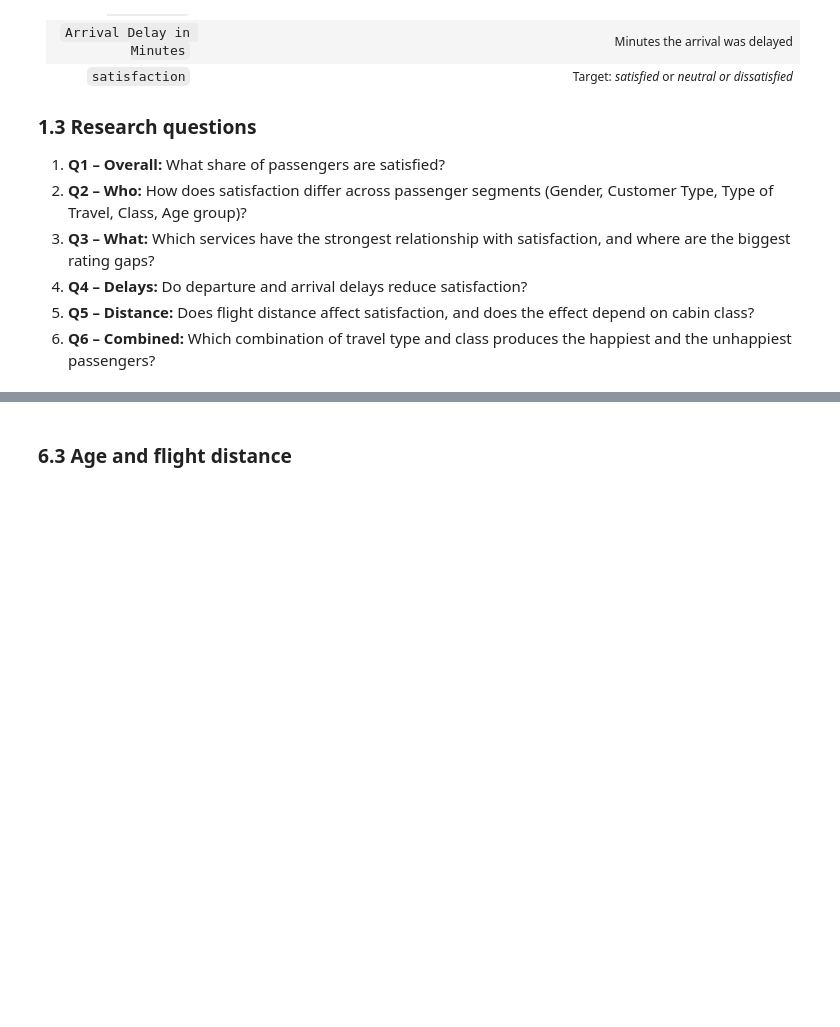
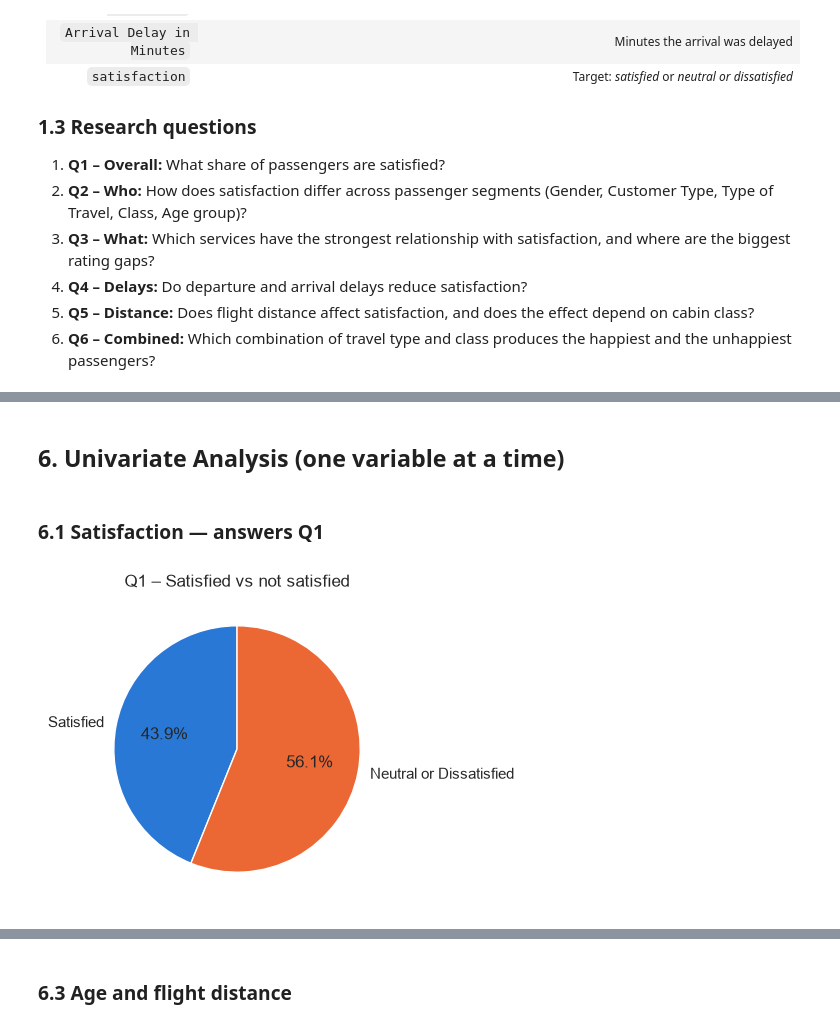
Before and after one commit to hahmed1936/Mid-Project, a Jupyter notebook: Mid-Project-Script.ipynb, the cells around one changed output, grey strips where cells are left out. Drawn from its saved outputs; the diff is of its cells as text; code cells hidden in the pictures; blank space fills up the shorter version.

```diff
--- a/Mid-Project-Script.ipynb
+++ b/Mid-Project-Script.ipynb
@@ -532,0 +166,12 @@ plt.show()
+# %%
+# Problem 3: consistent labels
+label_fixes = {
+    "customer_type": {"disloyal Customer": "Disloyal Customer"},
+    "type_of_travel": {"Business travel": "Business Travel"},
+    "class": {"Eco": "Economy", "Eco Plus": "Economy Plus"},
+    "satisfaction": {"satisfied": "Satisfied", "neutral or dissatisfied": "Neutral or Dissatisfied"},
+}
+clean_df = clean_df.replace(label_fixes)
+
+for column in label_fixes:
+    print(column, "->", clean_df[column].unique().tolist())
@@ -532,0 +196,26 @@ plt.show()
+# %%
+# New helper columns that make comparing groups easy
+clean_df["age_group"] = pd.cut(clean_df["age"], bins=[0, 17, 29, 44, 59, 120],
+                               labels=["Child (<18)", "Young Adult (18-29)", "Adult (30-44)",
+                                       "Middle-Aged (45-59)", "Senior (60+)"])
+clean_df["distance_group"] = pd.cut(clean_df["flight_distance"], bins=[0, 800, 2000, np.inf],
+                                    labels=["Short-haul (<800 mi)", "Medium-haul (800-2000 mi)",
+                                            "Long-haul (>2000 mi)"])
+clean_df["delay_group"] = pd.cut(clean_df["arrival_delay"], bins=[-1, 0, 15, 60, np.inf],
+                                 labels=["On time", "1-15 min", "16-60 min", "> 60 min"])
+clean_df["average_service_rating"] = clean_df[service_columns].mean(axis=1).round(2)
+clean_df["is_satisfied"] = (clean_df["satisfaction"] == "Satisfied").astype(int)   # 1 = satisfied, 0 = not
+
+# A fixed order for the groups, so the charts show them in a logical order
+group_orders = {
+    "gender": ["Female", "Male"],
+    "customer_type": ["Loyal Customer", "Disloyal Customer"],
+    "type_of_travel": ["Business Travel", "Personal Travel"],
+    "class": ["Economy", "Economy Plus", "Business"],
+    "satisfaction": ["Satisfied", "Neutral or Dissatisfied"],
+}
+for column, order in group_orders.items():
+    clean_df[column] = pd.Categorical(clean_df[column], categories=order)
+
+clean_df[["age", "age_group", "flight_distance", "distance_group", "arrival_delay", "delay_group",
+          "is_satisfied"]].head()
@@ -532,0 +248,2 @@ plt.show()
+# %% [markdown]
+## 6. Univariate Analysis (one variable at a time)
@@ -532,0 +284,9 @@ plt.show()
+# %% [markdown]
+### 6.1 Satisfaction — answers Q1
+# %%
+counts = clean_df["satisfaction"].value_counts(sort=False)   # Satisfied first, so the colours match
+plt.pie(counts, labels=counts.index, autopct="%1.1f%%", colors=[BLUE, ORANGE], startangle=90)
+plt.title("Q1 – Satisfied vs not satisfied")
+plt.show()
+# %% [output]
+[figure, added]
```
Also changed, not shown: parts of 131 cells of this notebook, 1 other file.
